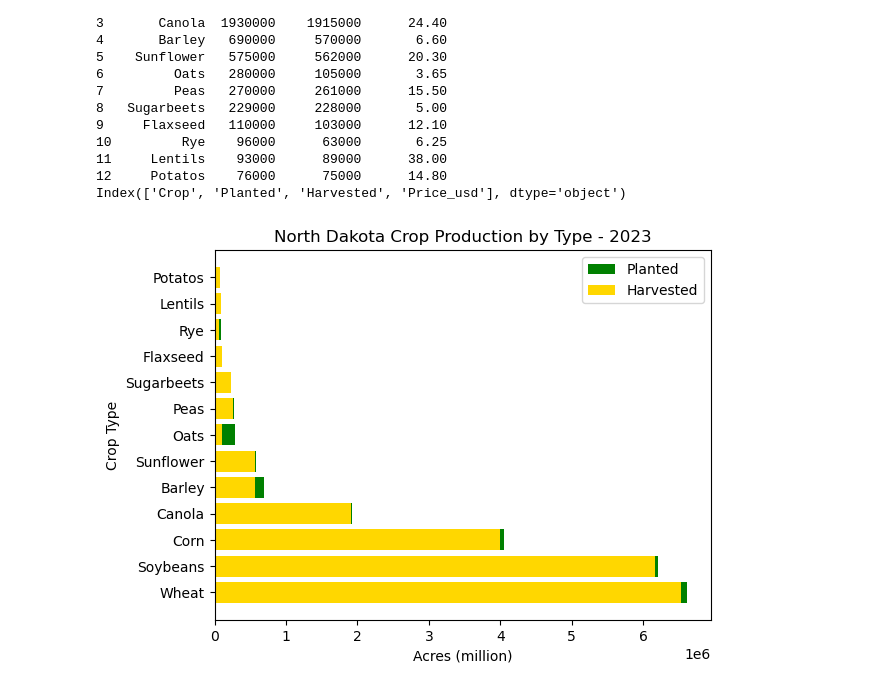
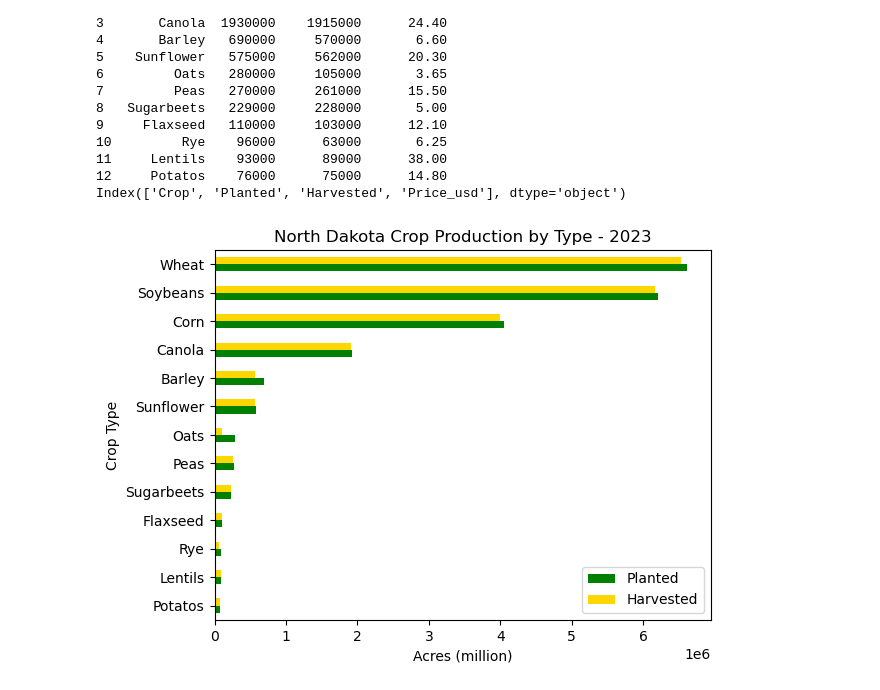
Before and after one commit to JarKanni/nd_wheat, a Jupyter notebook: nd_wheat.ipynb, the cells around one changed output. Drawn from its saved outputs; the diff is of its cells as text; code cells hidden in the pictures.

Commit message:
fixed charts, added titles to notebook

```diff
--- a/nd_wheat.ipynb
+++ b/nd_wheat.ipynb
@@ -61,21 +65,21 @@ Index(['Crop', 'Planted', 'Harvested', 'Price_usd'], dtype='object')
 # %%
 crops_type = crops['Crop']
 planted2023 = crops['Planted']
 harvested2023 = crops['Harvested']
-price = crops['Price_usd']
 
 #plt.clf()
-plt.barh(crops_type, planted2023, color='green')
-plt.barh(crops_type, harvested2023, color='gold')
+#plt.barh(crops_type, planted2023, color='green')
+#plt.barh(crops_type, harvested2023, color='gold')
+crops.set_index('Crop').iloc[::-1].plot.barh(y=['Planted','Harvested'], color=['green','gold'])
 
 
 plt.xlabel('Acres (million)')
 plt.ylabel('Crop Type')
 plt.title('North Dakota Crop Production by Type - 2023')
 
-plt.legend(['Planted','Harvested'])
+plt.legend(['Planted','Harvested'], loc='lower right')
 
-#plt.savefig(fname='ND_crop_graph.png', format='png')
+plt.savefig(fname='ND_crop_graph.png', format='png')
 plt.show()
 # %% [output]
-[figure, old version]
+[figure, new version]
```
Also changed, not shown: parts of 3 cells of this notebook, 2 other files.
